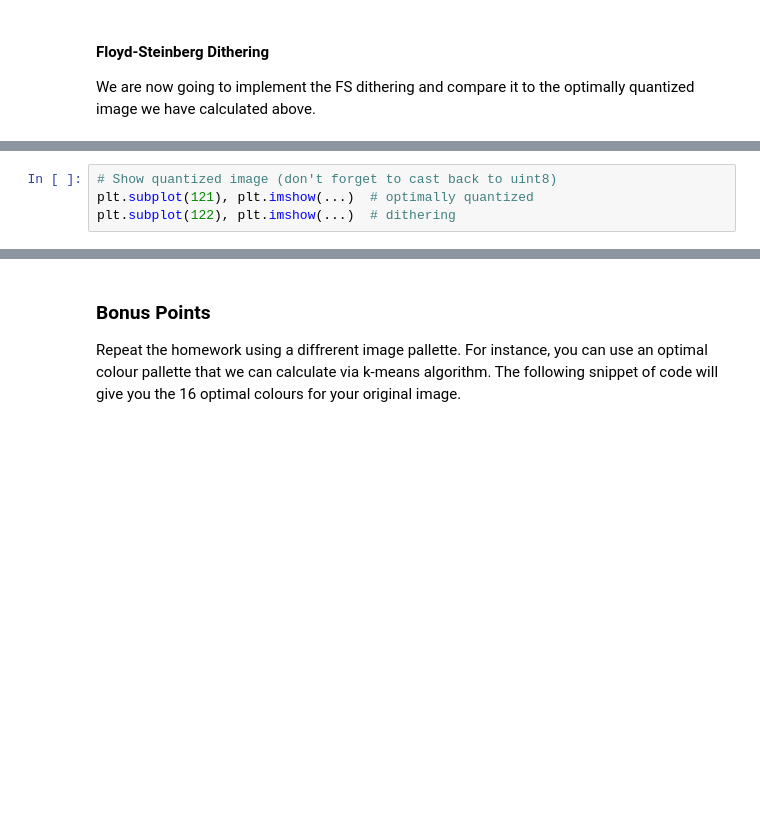
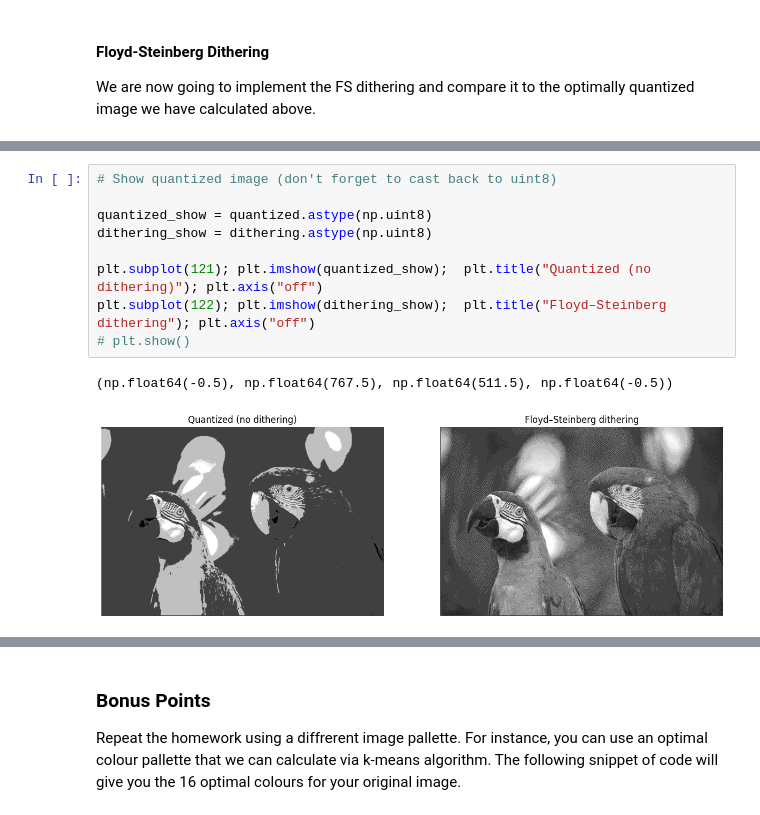
Before and after one commit to Turkevich91/robot_dreams, a Jupyter notebook: lesson_5/homework/Homework.ipynb, the cells around one changed output, grey strips where cells are left out. Saved outputs shown, nothing was run; the diff lists cells and outputs as text; blank space fills up the shorter version.

```diff
--- a/lesson_5/homework/Homework.ipynb
+++ b/lesson_5/homework/Homework.ipynb
@@ -102,6 +256,14 @@ for r in range(1, rows - 1):
 # %%
 # Show quantized image (don't forget to cast back to uint8)
-plt.subplot(121), plt.imshow(...)  # optimally quantized
-plt.subplot(122), plt.imshow(...)  # dithering
+
+quantized_show = quantized.astype(np.uint8)
+dithering_show = dithering.astype(np.uint8)
+
+plt.subplot(121); plt.imshow(quantized_show);  plt.title("Quantized (no dithering)"); plt.axis("off")
+plt.subplot(122); plt.imshow(dithering_show);  plt.title("Floyd–Steinberg dithering"); plt.axis("off")
+# plt.show()
+# %% [output]
+(np.float64(-0.5), np.float64(767.5), np.float64(511.5), np.float64(-0.5))
+[figure, added]
 # %%
 # Compute average quantization error for dithered image
```
Also changed, not shown: parts of 11 cells of this notebook, 1 other file.
